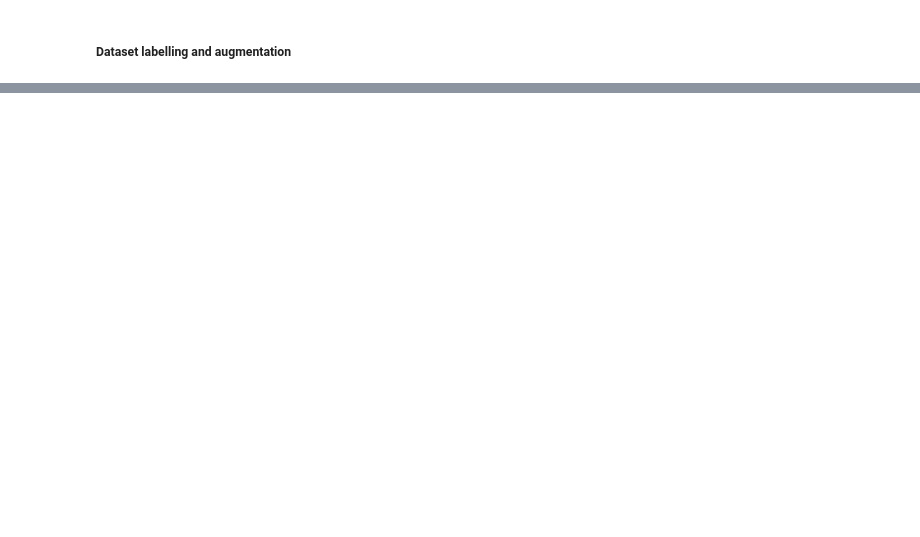
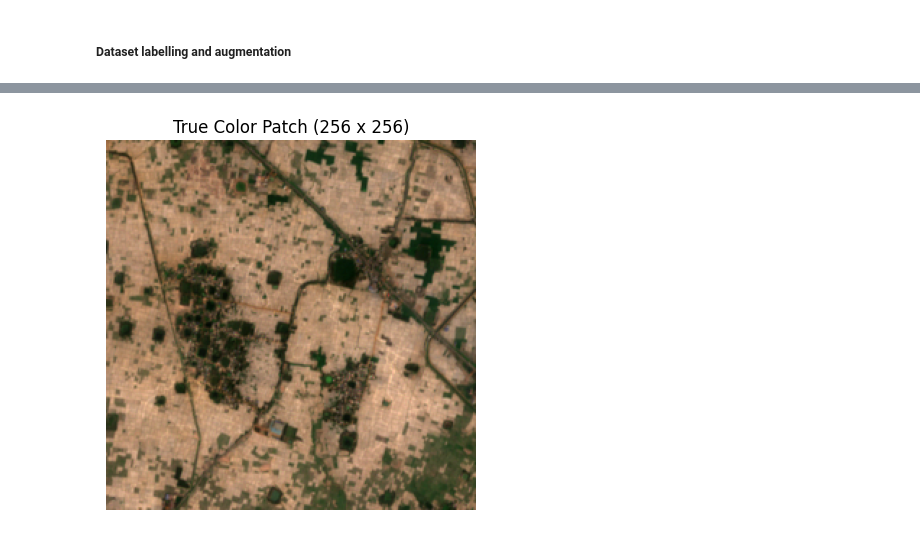
Before and after one commit to Souvik-Dutta12/Final-Yr-Project, a Jupyter notebook: soil_type_classification/models/soil_type_classification.ipynb, the cells around one changed output, grey strips where cells are left out. Drawn from its saved outputs; the diff is of its cells as text; code cells hidden in the pictures; blank space fills up the shorter version.

Commit message:
upto splitting

```diff
--- a/soil_type_classification/models/soil_type_classification.ipynb
+++ b/soil_type_classification/models/soil_type_classification.ipynb
@@ -493,0 +515,2 @@ urn:ogc:def:crs:EPSG::3857
+# %%
+FILE = r"C:\Users\debas\OneDrive\Desktop\Final Year Project\Main_prj\dataset\patches\clean_ds\scene2_clean_patches.h5"
@@ -493,0 +681,11 @@ urn:ogc:def:crs:EPSG::3857
+# %%
+# -1 = removed (buffer zone)
+# 0 = train, 1 = val, 2 = test
+
+splits = np.full(len(coords), -1)
+
+splits[train_idx] = 0
+splits[val_idx]   = 1
+splits[test_idx]  = 2
+
+print("Split labels created")
@@ -493,0 +749,8 @@ urn:ogc:def:crs:EPSG::3857
+# %%
+with h5py.File(FILE, "r+") as f:
+    if "split" in f:
+        del f["split"]
+
+    f.create_dataset("split", data=splits)
+
+print("Split saved into H5")
@@ -493,0 +788,26 @@ urn:ogc:def:crs:EPSG::3857
+# %%
+import matplotlib.pyplot as plt
+import h5py
+import numpy as np
+
+with h5py.File(FILE, "r") as f:
+    patch = f["patches"][4000].astype(np.float32)  # convert dtype
+    indices = f["indices"][0].astype(np.float32)  # convert dtype
+
+# create RGB image
+rgb = np.stack([
+    patch[2],
+    patch[1],
+    patch[0],
+
+], axis=-1)
+
+# normalize for display
+rgb = (rgb - np.nanmin(rgb)) / (np.nanmax(rgb) - np.nanmin(rgb))
+
+plt.imshow(rgb)
+plt.title("True Color Patch (256 x 256)")
+plt.axis("off")
+plt.show()
+# %% [output]
+[figure, added]
```
Also changed, not shown: parts of 77 cells of this notebook, 3 other files.
